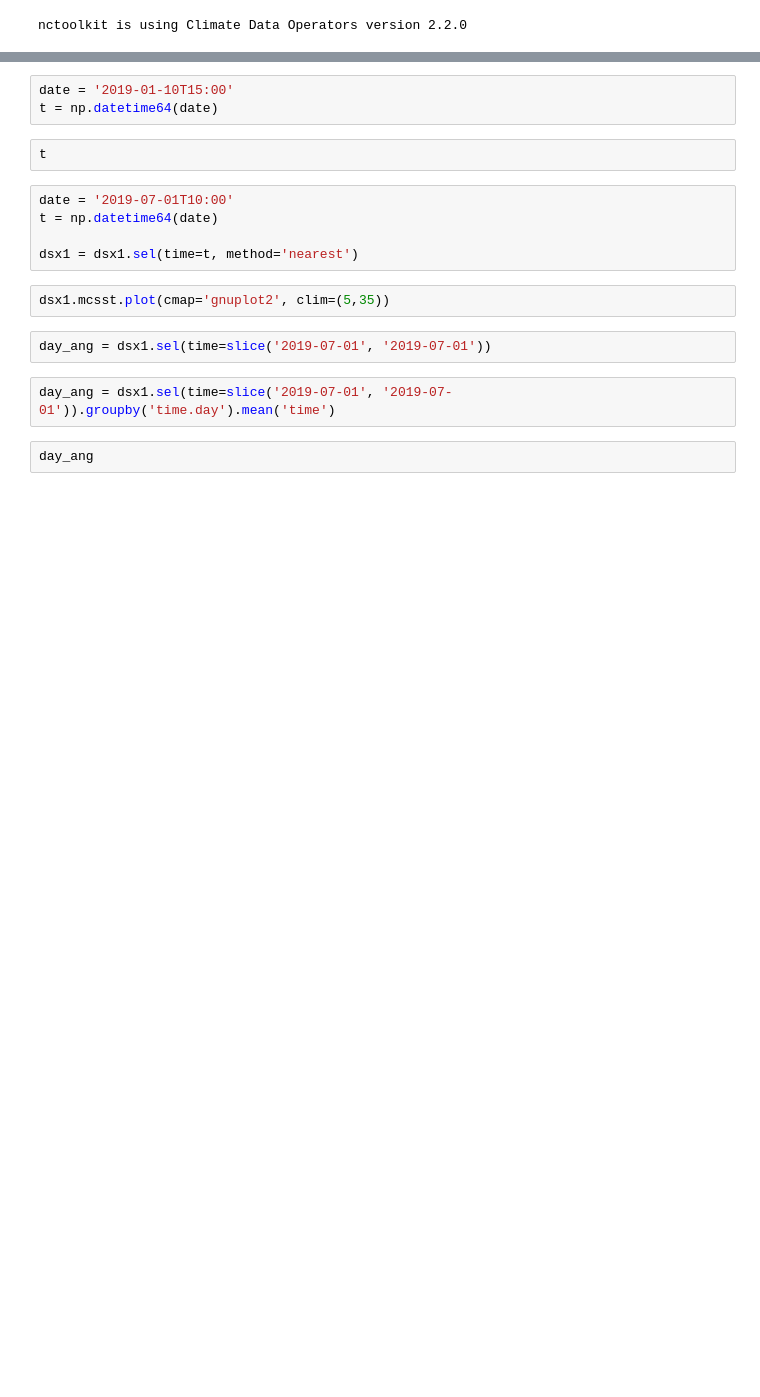
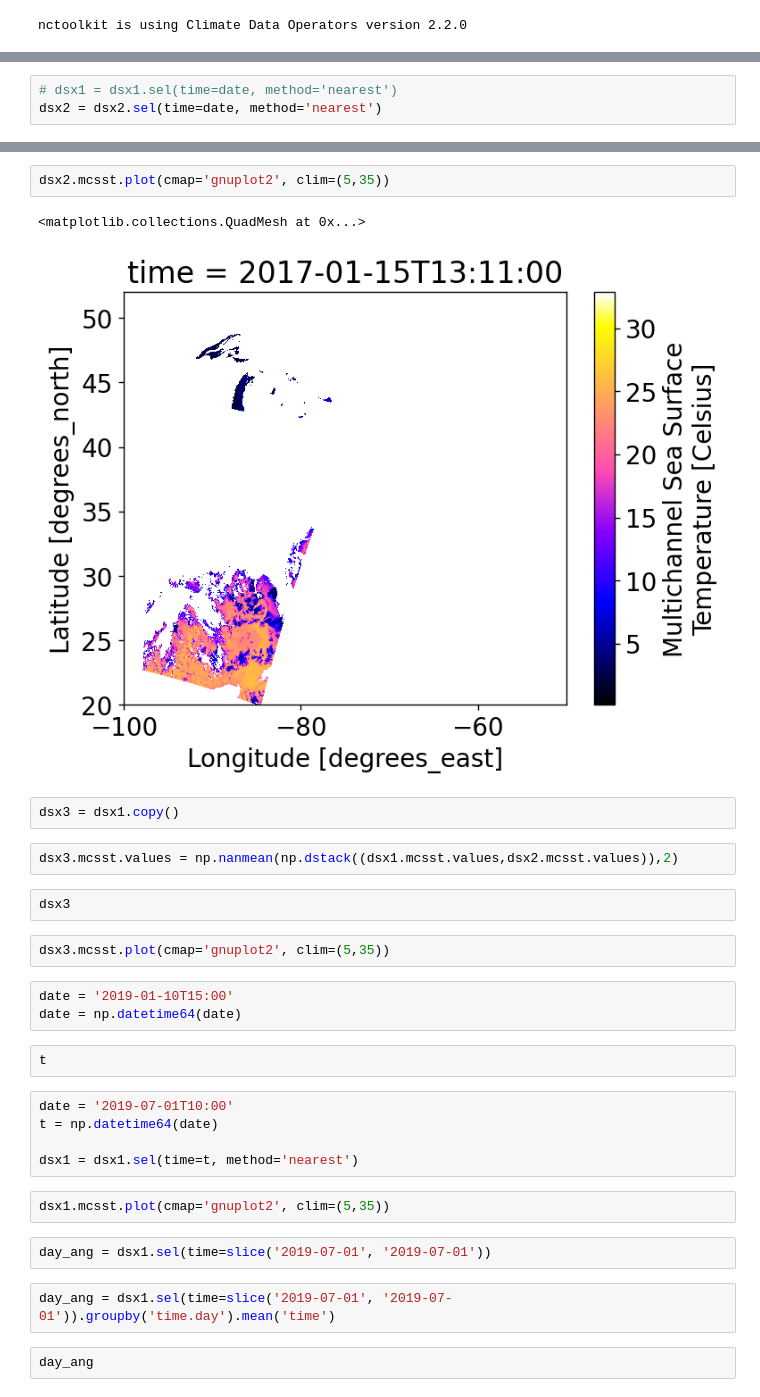
Before and after one commit to Gilaverbuch/py_sst, a Jupyter notebook: SST.ipynb, the cells around one changed output, grey strips where cells are left out. Saved outputs shown, nothing was run; the diff lists cells and outputs as text; blank space fills up the shorter version.

```diff
--- a/SST.ipynb
+++ b/SST.ipynb
@@ -59,0 +56,3 @@ date
+# %%
+# dsx1 = dsx1.sel(time=date, method='nearest')
+dsx2 = dsx2.sel(time=date, method='nearest')
@@ -60,6 +104,19 @@ date
+# %%
+dsx2.mcsst.plot(cmap='gnuplot2', clim=(5,35))
+# %% [output]
+<matplotlib.collections.QuadMesh at 0x...>
+[figure, added]
+# %%
+dsx3 = dsx1.copy()
+# %%
+dsx3.mcsst.values = np.nanmean(np.dstack((dsx1.mcsst.values,dsx2.mcsst.values)),2)
+# %%
+dsx3
+# %%
+dsx3.mcsst.plot(cmap='gnuplot2', clim=(5,35))
 # %%
 date = '2019-01-10T15:00'
-t = np.datetime64(date)
+date = np.datetime64(date)
 # %%
 t
 # %%
```
Also changed, not shown: parts of 14 cells of this notebook, 2 other files.
